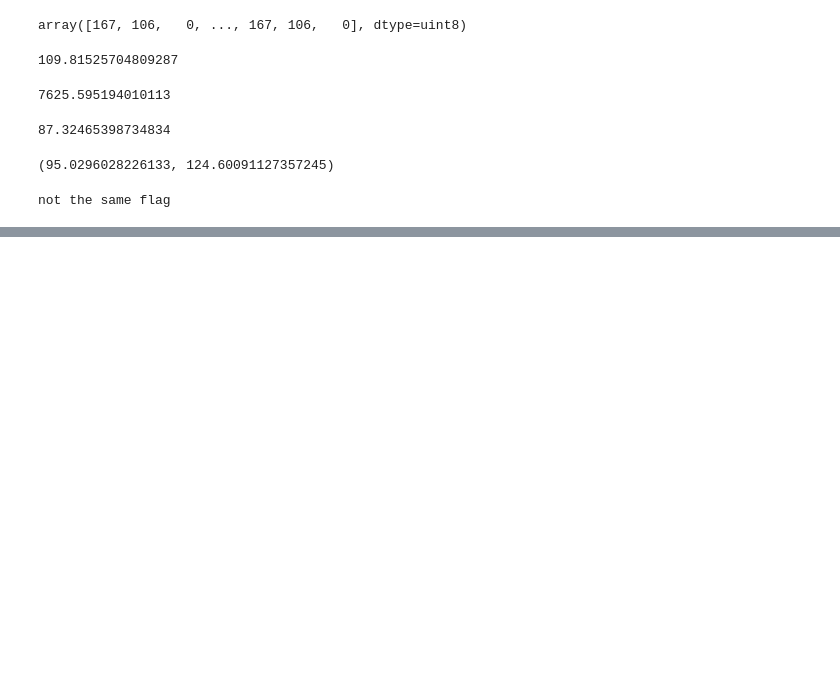
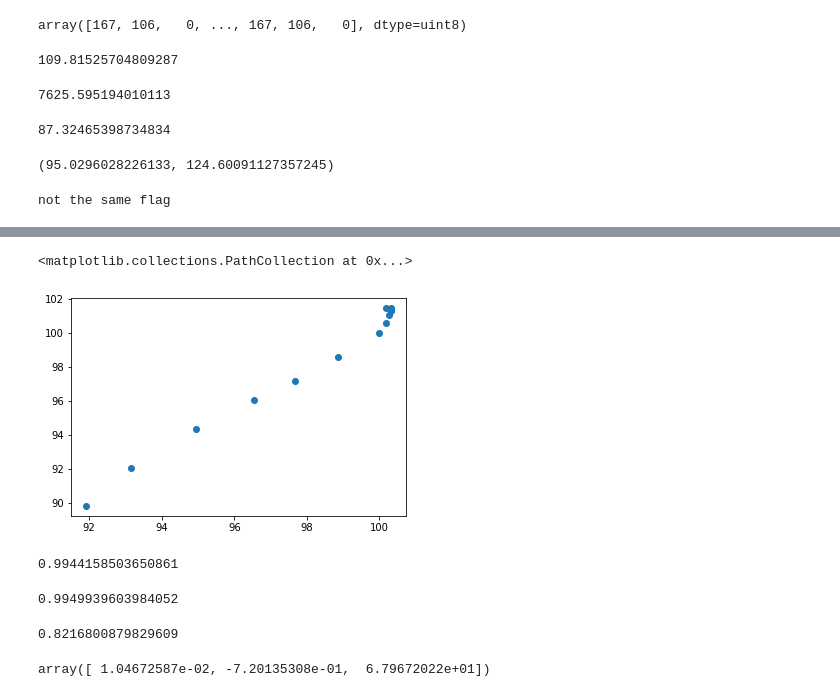
Before and after one commit to eaglehkim/python, a Jupyter notebook: prac2.ipynb, the cells around one changed output, grey strips where cells are left out. Saved outputs shown, nothing was run; the diff lists cells and outputs as text; code cells hidden in the pictures; blank space fills up the shorter version.

```diff
--- a/prac2.ipynb
+++ b/prac2.ipynb
@@ -2294,0 +2297,17 @@ not the same flag
+# %%
+# 부동산 데이터 이용한 빅데이터 작성
+# - 데이터 구하기
+# - 상관 관계 (카이 제곱)              -- 정부분석이 보통 여기까지 감
+# - 회귀식 도출
+# - t 분포 그룹 간 비교 (anova)
+
+# 한국산업기술시험원  https://www.ktl.re.kr/main.do
+# 한국부동산원        https://www.reb.or.kr/reb/main.do
+# 공공데이터포털      https://www.data.go.kr/
+
+import pandas as pd
+import numpy as np
+import matplotlib.pyplot as plt
+
+df = pd.read_csv("/content/월간_매매가격지수_아파트_대구지역.csv", encoding="cp949")
+df.head()
@@ -2294,0 +2321,35 @@ not the same flag
+# %%
+JoongGu = df["JoongGu"]
+SuseongGu = df["SuseongGu"]
+
+JoongGu = np.array(JoongGu)
+SuseongGu = np.array(SuseongGu)
+
+plt.scatter(JoongGu, SuseongGu)
+# %% [output]
+<matplotlib.collections.PathCollection at 0x...>
+[figure, added]
+# %%
+corr = np.corrcoef(JoongGu,SuseongGu)
+corr[0,1]
+# %% [output]
+0.9944158503650861
+# %%
+JoongGu_1 = np.array(JoongGu[0:6])
+SuseongGu_1 = np.array(SuseongGu[0:6])
+corr = np.corrcoef(JoongGu_1,SuseongGu_1)
+corr[0,1]
+# %% [output]
+0.9949939603984052
+# %%
+JoongGu_2 = np.array(JoongGu[6:12])
+SuseongGu_2 = np.array(SuseongGu[6:12])
+corr = np.corrcoef(JoongGu_2,SuseongGu_2)
+corr[0,1]
+# %% [output]
+0.8216800879829609
+# %%
+reg = np.polyfit(JoongGu,SuseongGu,2)
+reg
+# %% [output]
+array([ 1.04672587e-02, -7.20135308e-01,  6.79672022e+01])
```
Also changed, not shown: parts of 27 cells of this notebook.
